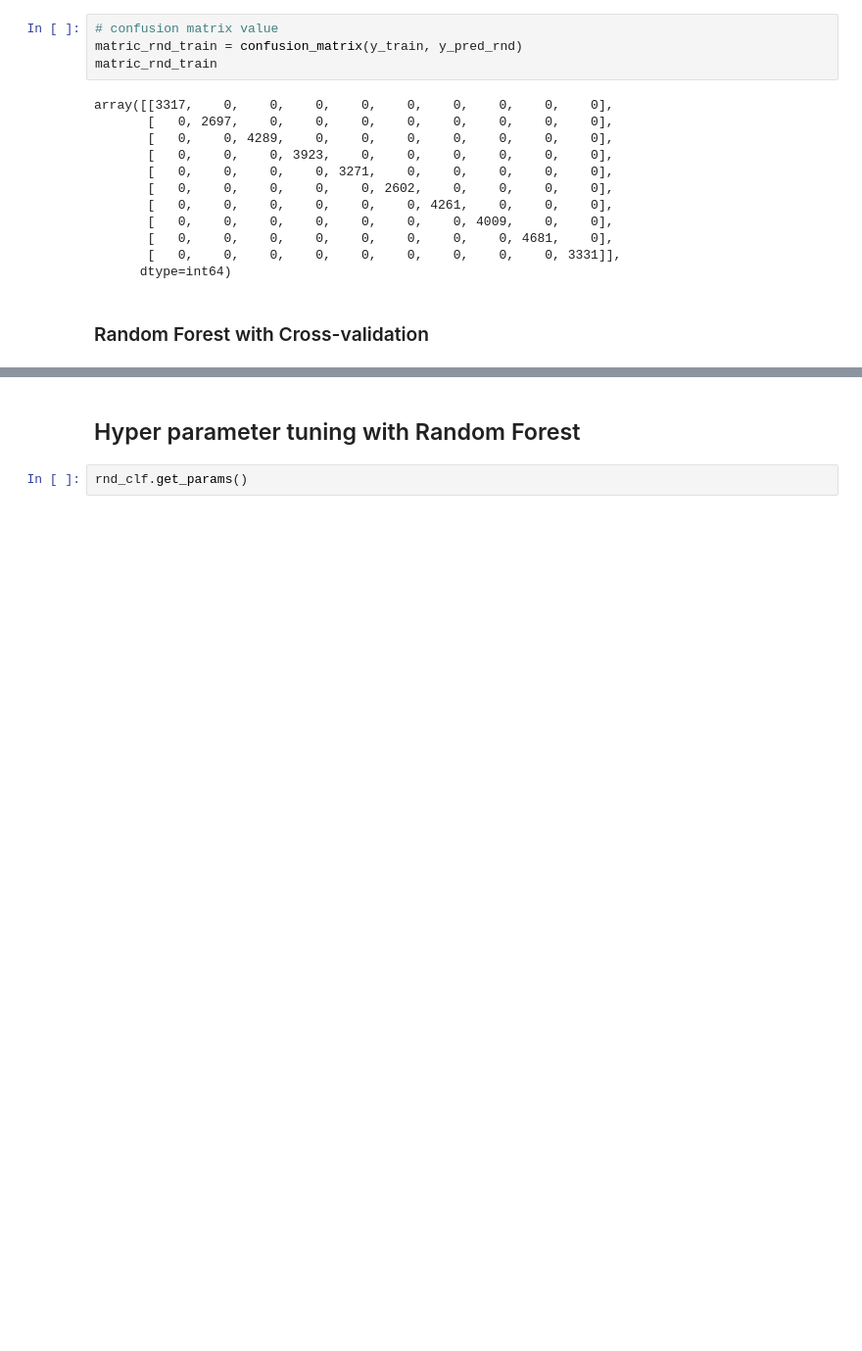
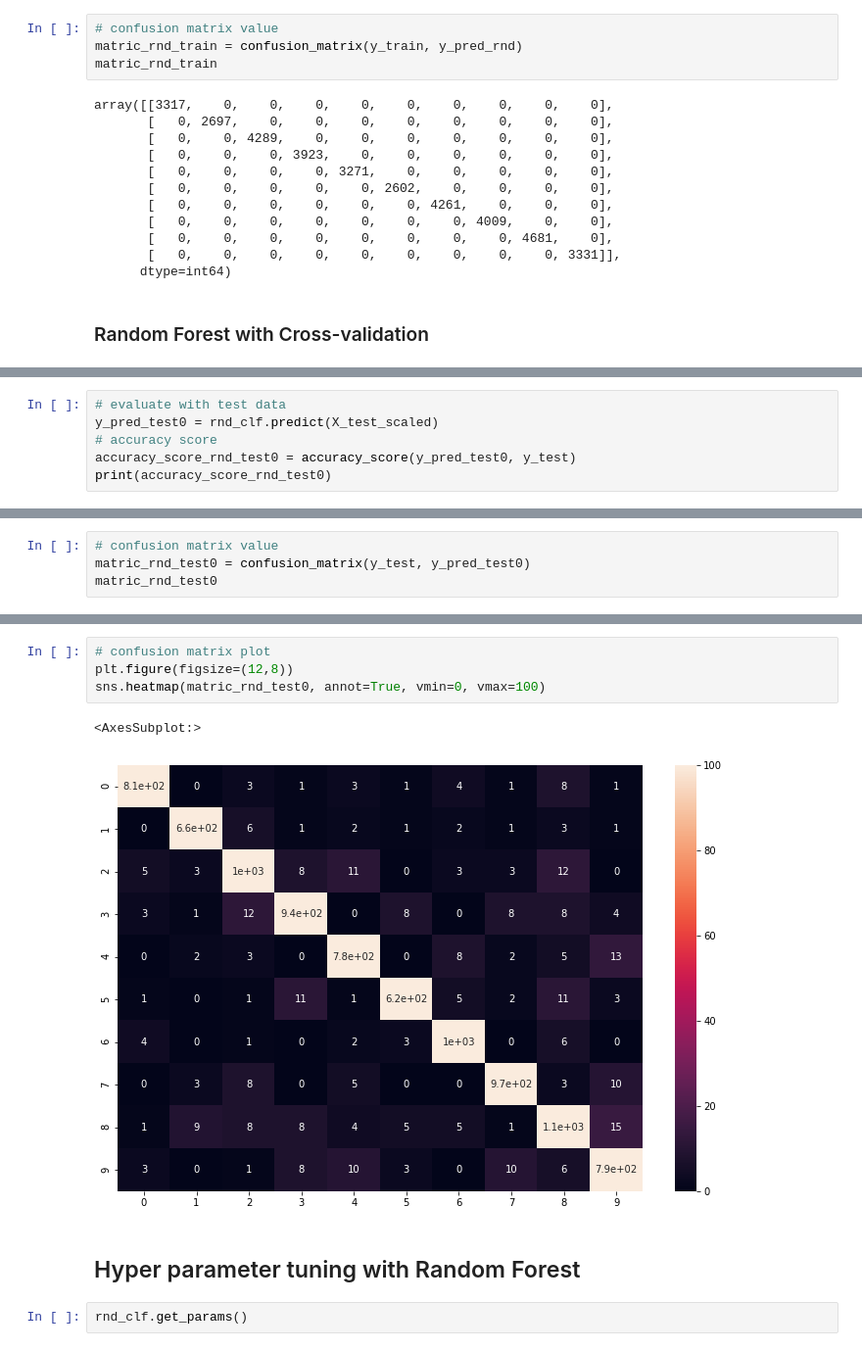
Before and after one commit to Sampeipei/ML_Process_Examples, a Jupyter notebook: fy_9ue5t/03_RandomForest.ipynb, the cells around one changed output, grey strips where cells are left out. Shown: that part at 98% size. Cells and saved outputs as stored; diff of their text form; blank space fills up the shorter version.

Commit message:
update RandomForest model (hp tuning and test)

```diff
--- a/fy_9ue5t/03_RandomForest.ipynb
+++ b/fy_9ue5t/03_RandomForest.ipynb
@@ -119,0 +120,6 @@ sns.heatmap(matric_rnd_train_cv, annot=True, vmin=0, vmax=100)
+# %%
+# evaluate with test data
+y_pred_test0 = rnd_clf.predict(X_test_scaled)
+# accuracy score
+accuracy_score_rnd_test0 = accuracy_score(y_pred_test0, y_test)
+print(accuracy_score_rnd_test0)
@@ -119,0 +128,4 @@ sns.heatmap(matric_rnd_train_cv, annot=True, vmin=0, vmax=100)
+# %%
+# confusion matrix value
+matric_rnd_test0 = confusion_matrix(y_test, y_pred_test0)
+matric_rnd_test0
@@ -120,3 +144,10 @@ sns.heatmap(matric_rnd_train_cv, annot=True, vmin=0, vmax=100)
+# %%
+# confusion matrix plot
+plt.figure(figsize=(12,8))
+sns.heatmap(matric_rnd_test0, annot=True, vmin=0, vmax=100)
+# %% [output]
+<AxesSubplot:>
+[figure, added]
 # %% [markdown]
 ## Hyper parameter tuning with Random Forest
 # %%
```
Also changed, not shown: parts of 41 cells of this notebook, 3 other files.
